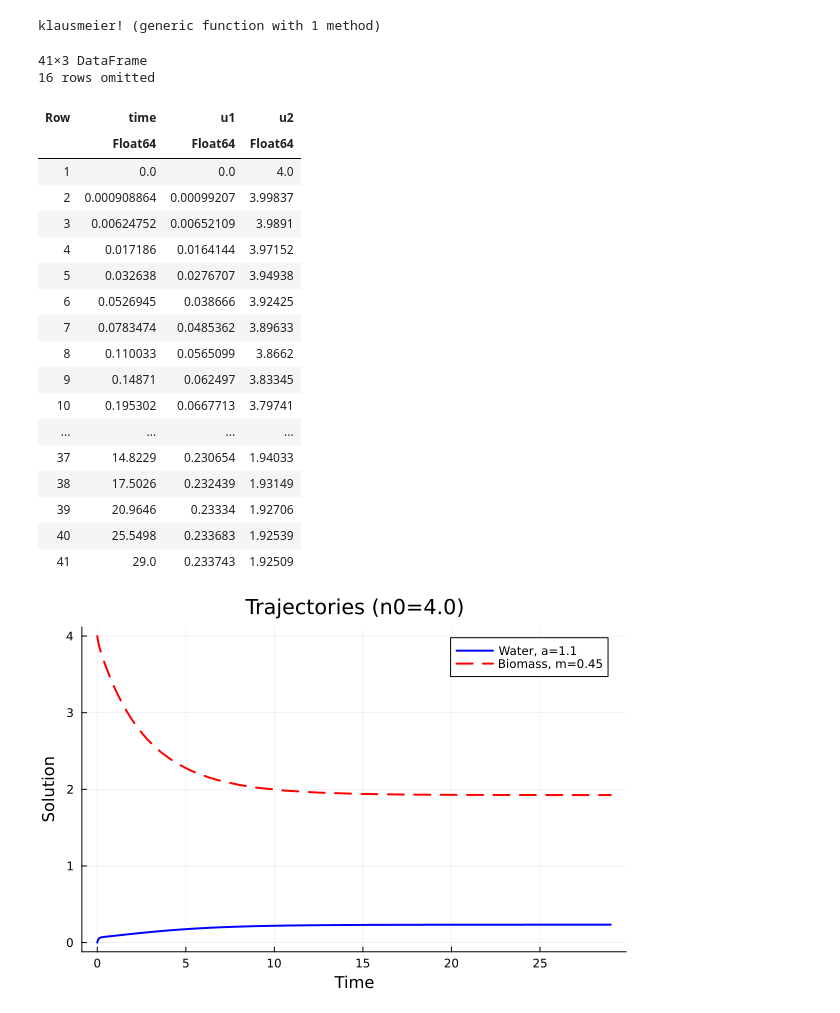
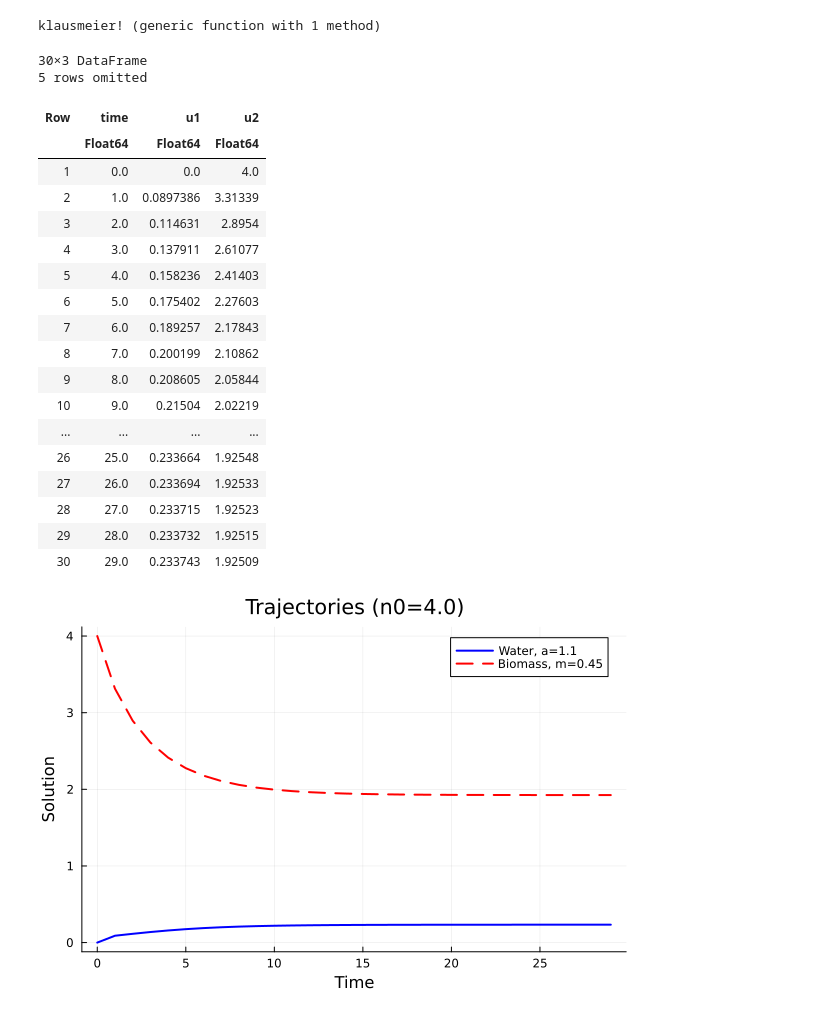
Before and after one commit to lisab00/ma-code, a Jupyter notebook: notebooks/model_sim.ipynb, the cells around one changed output. Saved outputs shown, nothing was run; the diff lists cells and outputs as text; code cells hidden in the pictures.

```diff
--- a/notebooks/model_sim.ipynb
+++ b/notebooks/model_sim.ipynb
@@ -22,38 +22,38 @@ klausmeier! (generic function with 1 method)
 # %%
 # try to solve for some prms
 u0 = [0.0;4.0]          # initial conditions
 tspan = (0.0,29.0)      # start and end point of the time period to be considered
 a = 1.1
 m = 0.45                # value as in [1]
 p = [a;m]
 
 prob = ODEProblem(klausmeier!, u0, tspan, p)
 sol = solve(prob,
-    #saveat=1.0  # consider specific time points
+    saveat=1.0  # consider specific time points
     )
 
 df_sol = DataFrame(time=sol.t, u1=sol[1, :], u2=sol[2, :])  # Modify based on system size
 # %% [output]
-41×3 DataFrame
-16 rows omitted
+30×3 DataFrame
+5 rows omitted
 | Row | time | u1 | u2 |
 |  | Float64 | Float64 | Float64 |
 | 1 | 0.0 | 0.0 | 4.0 |
-| 2 | 0.000908864 | 0.00099207 | 3.99837 |
-| 3 | 0.00624752 | 0.00652109 | 3.9891 |
-| 4 | 0.017186 | 0.0164144 | 3.97152 |
-| 5 | 0.032638 | 0.0276707 | 3.94938 |
-| 6 | 0.0526945 | 0.038666 | 3.92425 |
-| 7 | 0.0783474 | 0.0485362 | 3.89633 |
-| 8 | 0.110033 | 0.0565099 | 3.8662 |
-| 9 | 0.14871 | 0.062497 | 3.83345 |
-| 10 | 0.195302 | 0.0667713 | 3.79741 |
+| 2 | 1.0 | 0.0897386 | 3.31339 |
+| 3 | 2.0 | 0.114631 | 2.8954 |
+| 4 | 3.0 | 0.137911 | 2.61077 |
+| 5 | 4.0 | 0.158236 | 2.41403 |
+| 6 | 5.0 | 0.175402 | 2.27603 |
+| 7 | 6.0 | 0.189257 | 2.17843 |
+| 8 | 7.0 | 0.200199 | 2.10862 |
+| 9 | 8.0 | 0.208605 | 2.05844 |
+| 10 | 9.0 | 0.21504 | 2.02219 |
 | ... | ... | ... | ... |
-| 37 | 14.8229 | 0.230654 | 1.94033 |
-| 38 | 17.5026 | 0.232439 | 1.93149 |
-| 39 | 20.9646 | 0.23334 | 1.92706 |
-| 40 | 25.5498 | 0.233683 | 1.92539 |
-| 41 | 29.0 | 0.233743 | 1.92509 |
+| 26 | 25.0 | 0.233664 | 1.92548 |
+| 27 | 26.0 | 0.233694 | 1.92533 |
+| 28 | 27.0 | 0.233715 | 1.92523 |
+| 29 | 28.0 | 0.233732 | 1.92515 |
+| 30 | 29.0 | 0.233743 | 1.92509 |
 # %%
 # plot for better visualization
 plot(df_sol.time, df_sol.u1, label="Water, a=$a", lw=2, color=:blue)
```
Also changed, not shown: parts of 1 cell of this notebook, 1 other file.
